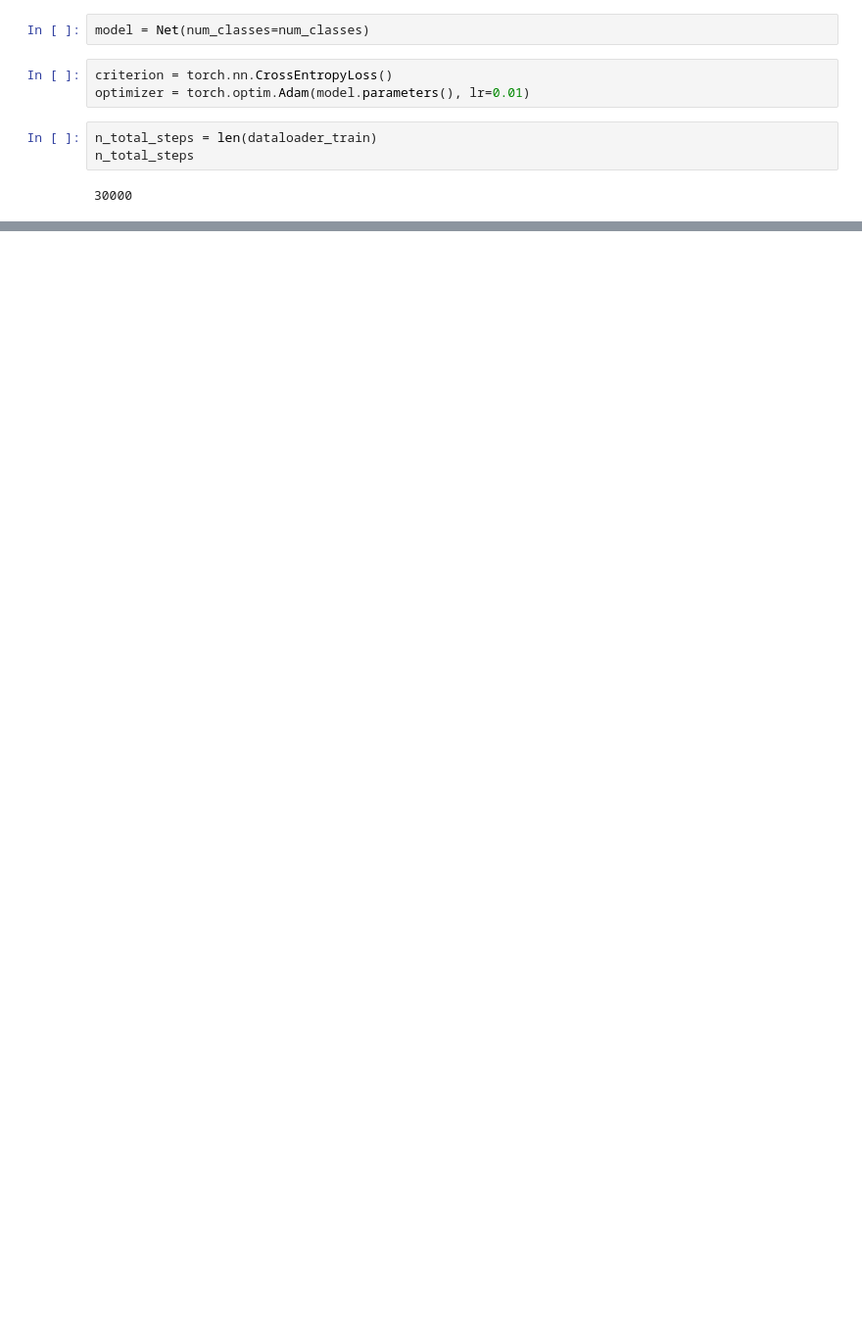
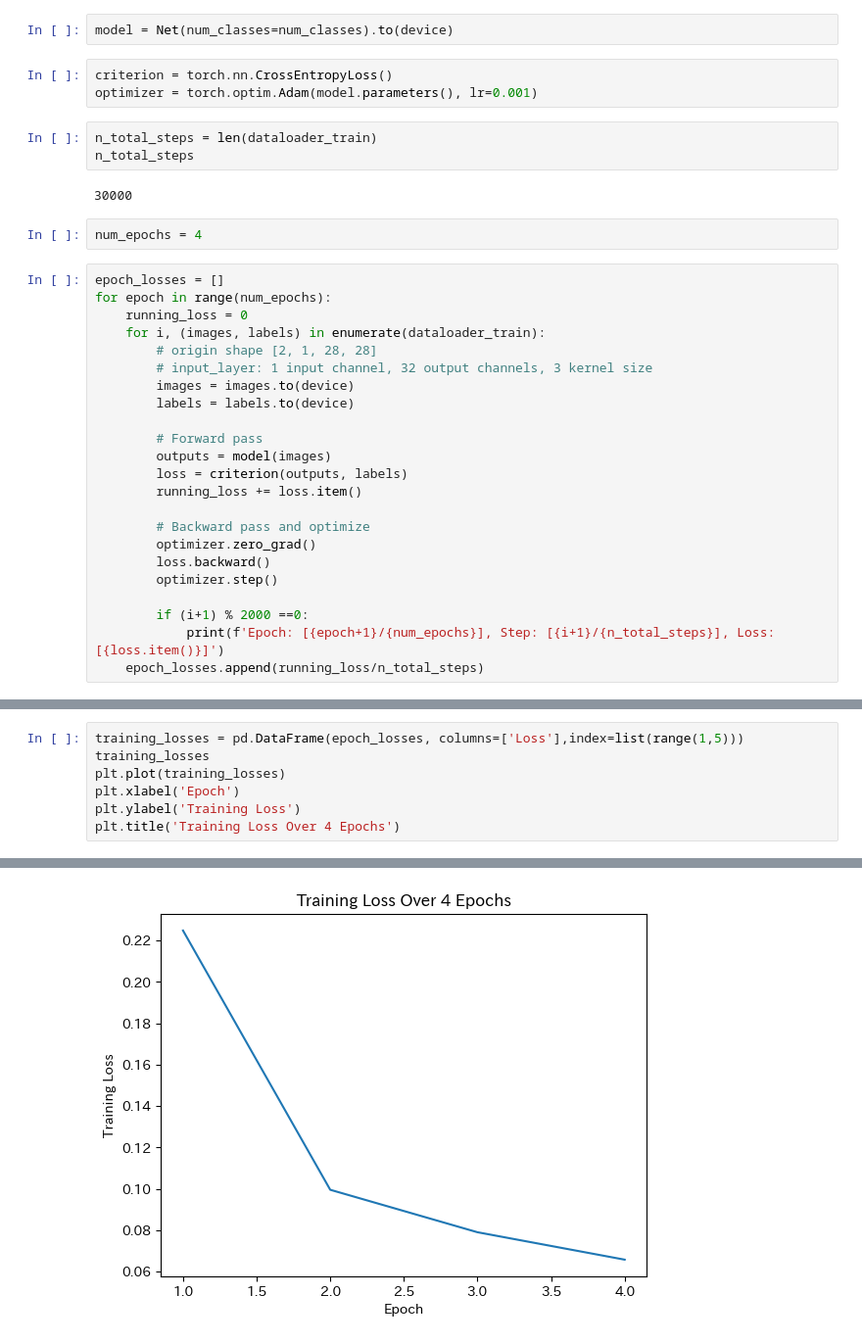
Before and after one commit to Kashiwaba23/KMNIST_torch, a Jupyter notebook: model.ipynb, the cells around one changed output, grey strips where cells are left out. Shown at 98% size. Drawn from its saved outputs; the diff is of its cells as text; blank space fills up the shorter version.

Commit message:
built, trained, and evaluated model

```diff
--- a/model.ipynb
+++ b/model.ipynb
@@ -70,12 +96,37 @@ class Net(torch.nn.Module):
         x = self.fc3(x)
         return x
 # %%
-model = Net(num_classes=num_classes)
+model = Net(num_classes=num_classes).to(device)
 # %%
 criterion = torch.nn.CrossEntropyLoss()
-optimizer = torch.optim.Adam(model.parameters(), lr=0.01)
+optimizer = torch.optim.Adam(model.parameters(), lr=0.001)
 # %%
 n_total_steps = len(dataloader_train)
 n_total_steps
 # %% [output]
 30000
+# %%
+num_epochs = 4
+# %%
+epoch_losses = []
+for epoch in range(num_epochs):
+    running_loss = 0
+    for i, (images, labels) in enumerate(dataloader_train):
+        # origin shape [2, 1, 28, 28]
+        # input_layer: 1 input channel, 32 output channels, 3 kernel size
+        images = images.to(device)
+        labels = labels.to(device)
+
+        # Forward pass
+        outputs = model(images)
+        loss = criterion(outputs, labels)
+        running_loss += loss.item()
+
+        # Backward pass and optimize
+        optimizer.zero_grad()
+        loss.backward()
+        optimizer.step()
+
+        if (i+1) % 2000 ==0:
+            print(f'Epoch: [{epoch+1}/{num_epochs}], Step: [{i+1}/{n_total_steps}], Loss: [{loss.item()}]')
+    epoch_losses.append(running_loss/n_total_steps)
@@ -81,0 +151,8 @@ n_total_steps
+# %%
+training_losses = pd.DataFrame(epoch_losses, columns=['Loss'],index=list(range(1,5)))
+training_losses
+plt.plot(training_losses)
+plt.xlabel('Epoch')
+plt.ylabel('Training Loss')
+plt.title('Training Loss Over 4 Epochs')
+# %% [output]
@@ -81,0 +160 @@ n_total_steps
+[figure, added]
```
Also changed, not shown: parts of 10 cells of this notebook.
